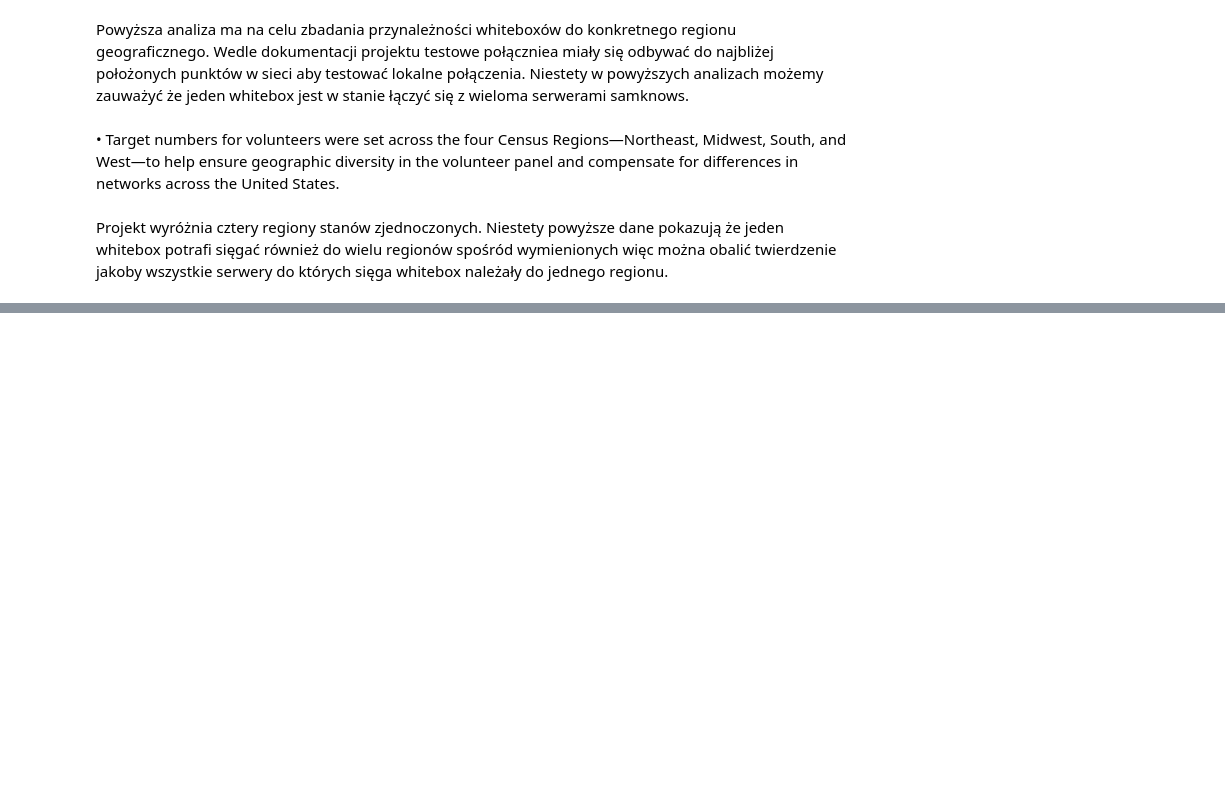
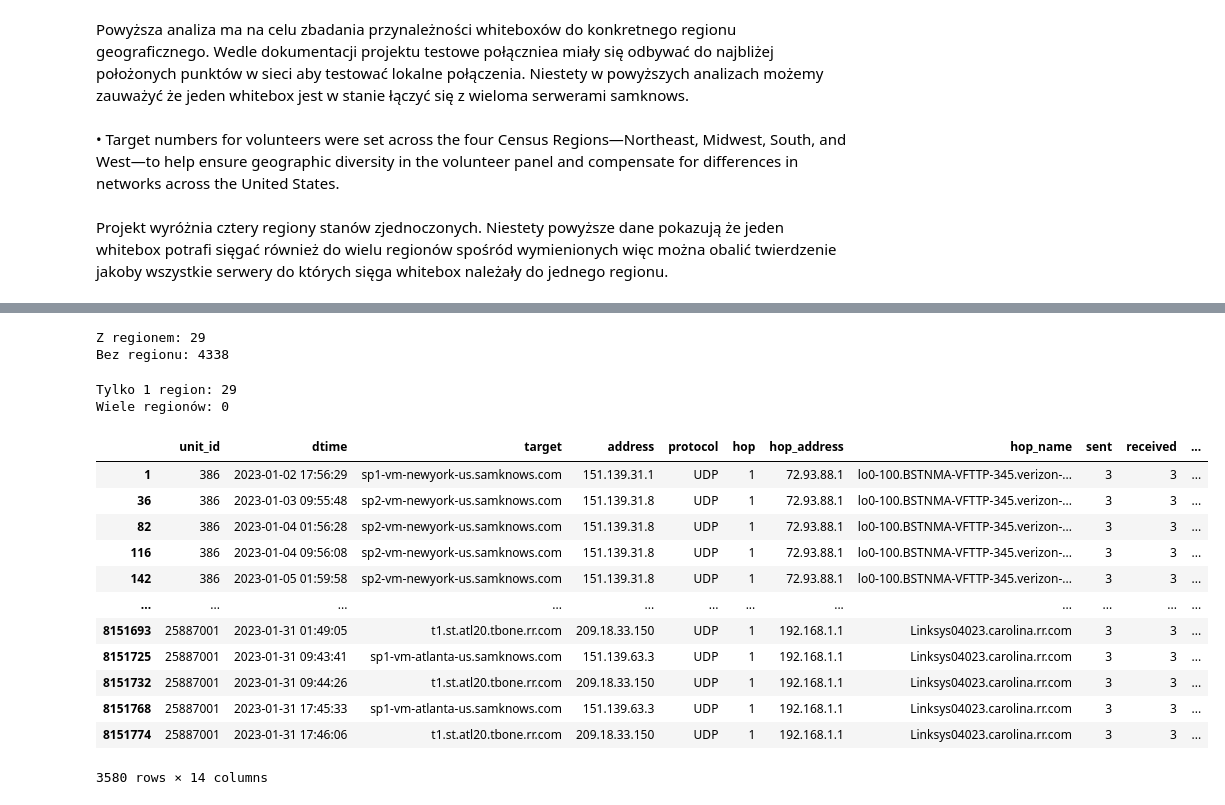
Before and after one commit to Wiarr3/Measuring-Broadcast-US, a Jupyter notebook: notebooks/geolocation-grouping.ipynb, the cells around one changed output, grey strips where cells are left out. Saved outputs shown, nothing was run; the diff lists cells and outputs as text; code cells hidden in the pictures; blank space fills up the shorter version.

Commit message:
Tried to identify regions based on first hop in a trace route. It seems to be dead end. I was able to identify 29 from over 3600 white boxes.

```diff
--- a/notebooks/geolocation-grouping.ipynb
+++ b/notebooks/geolocation-grouping.ipynb
@@ -156,0 +285,2 @@ Projekt wyróżnia cztery regiony stanów zjednoczonych. Niestety powyższe dane
+# %%
+df = pd.read_csv("../resources/curr_traceroute.csv")
@@ -156,0 +353,4 @@ Projekt wyróżnia cztery regiony stanów zjednoczonych. Niestety powyższe dane
+# %%
+df["region"] = df["region"].fillna("None")
+vc = df.groupby(["unit_id", "region"]).size()
+vc.sort_values(ascending=False)
@@ -156,0 +371,13 @@ Projekt wyróżnia cztery regiony stanów zjednoczonych. Niestety powyższe dane
+# %%
+import numpy as np
+df["region"] = df["region"].replace("None", np.nan)
+has_region = df.groupby("unit_id")["region"].apply(lambda x: x.notna().any())
+
+unit_ids_with_region = has_region[has_region].index.tolist()
+unit_ids_without_region = has_region[~has_region].index.tolist()
+# %%
+print("Z regionem:", len(unit_ids_with_region))
+print("Bez regionu:", len(unit_ids_without_region))
+# %% [output]
+Z regionem: 29
+Bez regionu: 4338
@@ -156,0 +391,23 @@ Projekt wyróżnia cztery regiony stanów zjednoczonych. Niestety powyższe dane
+# %%
+print("Tylko 1 region:", len(unit_ids_with_1_region))
+print("Wiele regionów:", len(unit_ids_with_many_regions))
+# %% [output]
+Tylko 1 region: 29
+Wiele regionów: 0
+# %%
+df_valid = df[df["region"].notna()]
+df_valid
+# %% [output]
+|  | unit_id | dtime | target | address | protocol | hop | hop_address | hop_name | sent | received | ... |
+| 1 | 386 | 2023-01-02 17:56:29 | sp1-vm-newyork-us.samknows.com | 151.139.31.1 | UDP | 1 | 72.93.88.1 | lo0-100.BSTNMA-VFTTP-345.verizon-... | 3 | 3 | ... |
+| 36 | 386 | 2023-01-03 09:55:48 | sp2-vm-newyork-us.samknows.com | 151.139.31.8 | UDP | 1 | 72.93.88.1 | lo0-100.BSTNMA-VFTTP-345.verizon-... | 3 | 3 | ... |
+| 82 | 386 | 2023-01-04 01:56:28 | sp2-vm-newyork-us.samknows.com | 151.139.31.8 | UDP | 1 | 72.93.88.1 | lo0-100.BSTNMA-VFTTP-345.verizon-... | 3 | 3 | ... |
+| 116 | 386 | 2023-01-04 09:56:08 | sp2-vm-newyork-us.samknows.com | 151.139.31.8 | UDP | 1 | 72.93.88.1 | lo0-100.BSTNMA-VFTTP-345.verizon-... | 3 | 3 | ... |
+| 142 | 386 | 2023-01-05 01:59:58 | sp2-vm-newyork-us.samknows.com | 151.139.31.8 | UDP | 1 | 72.93.88.1 | lo0-100.BSTNMA-VFTTP-345.verizon-... | 3 | 3 | ... |
+| ... | ... | ... | ... | ... | ... | ... | ... | ... | ... | ... | ... |
+| 8151693 | 25887001 | 2023-01-31 01:49:05 | t1.st.atl20.tbone.rr.com | 209.18.33.150 | UDP | 1 | 192.168.1.1 | Linksys04023.carolina.rr.com | 3 | 3 | ... |
+| 8151725 | 25887001 | 2023-01-31 09:43:41 | sp1-vm-atlanta-us.samknows.com | 151.139.63.3 | UDP | 1 | 192.168.1.1 | Linksys04023.carolina.rr.com | 3 | 3 | ... |
+| 8151732 | 25887001 | 2023-01-31 09:44:26 | t1.st.atl20.tbone.rr.com | 209.18.33.150 | UDP | 1 | 192.168.1.1 | Linksys04023.carolina.rr.com | 3 | 3 | ... |
+| 8151768 | 25887001 | 2023-01-31 17:45:33 | sp1-vm-atlanta-us.samknows.com | 151.139.63.3 | UDP | 1 | 192.168.1.1 | Linksys04023.carolina.rr.com | 3 | 3 | ... |
+| 8151774 | 25887001 | 2023-01-31 17:46:06 | t1.st.atl20.tbone.rr.com | 209.18.33.150 | UDP | 1 | 192.168.1.1 | Linksys04023.carolina.rr.com | 3 | 3 | ... |
+3580 rows × 14 columns
```
Also changed, not shown: parts of 12 cells of this notebook.
